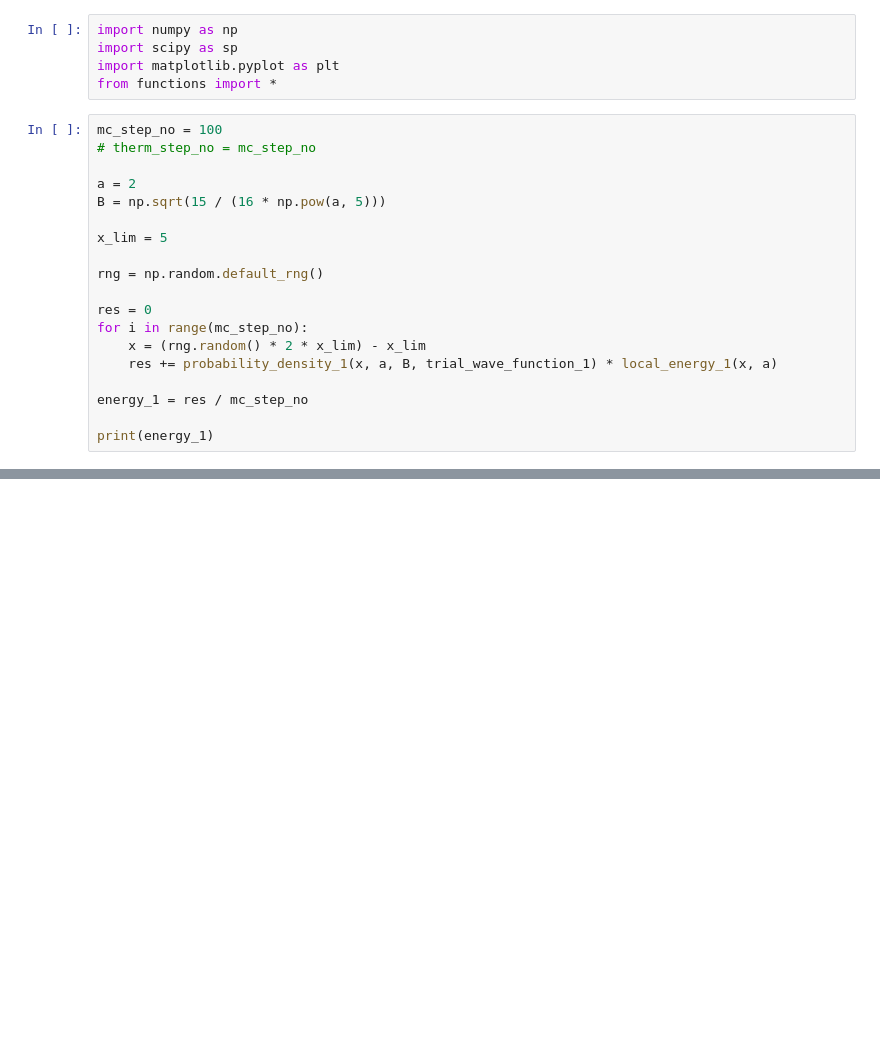
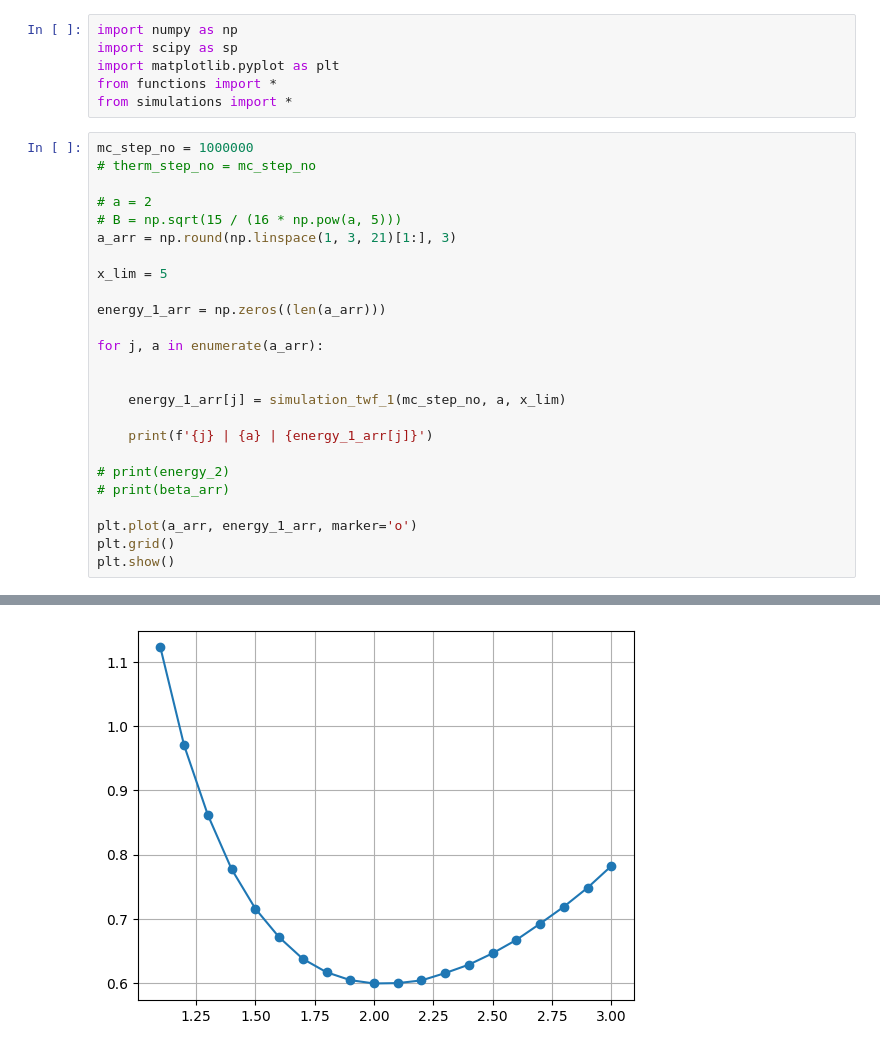
Before and after one commit to dhimankchakraborty/Variational-Monte-Carlo-for-Harmonic-Oscillator, a Jupyter notebook: test_v04.ipynb, the cells around one changed output, grey strips where cells are left out. Cells and saved outputs as stored; diff of their text form; blank space fills up the shorter version.

```diff
--- a/test_v04.ipynb
+++ b/test_v04.ipynb
@@ -3,22 +3,30 @@ import numpy as np
 import scipy as sp
 import matplotlib.pyplot as plt
 from functions import *
+from simulations import *
 # %%
-mc_step_no = 100
+mc_step_no = 1000000
 # therm_step_no = mc_step_no
 
-a = 2
-B = np.sqrt(15 / (16 * np.pow(a, 5)))
+# a = 2
+# B = np.sqrt(15 / (16 * np.pow(a, 5)))
+a_arr = np.round(np.linspace(1, 3, 21)[1:], 3)
 
 x_lim = 5
 
-rng = np.random.default_rng()
+energy_1_arr = np.zeros((len(a_arr)))
 
-res = 0
-for i in range(mc_step_no):
-    x = (rng.random() * 2 * x_lim) - x_lim
-    res += probability_density_1(x, a, B, trial_wave_function_1) * local_energy_1(x, a)
+for j, a in enumerate(a_arr):
 
-energy_1 = res / mc_step_no
 
-print(energy_1)
+    energy_1_arr[j] = simulation_twf_1(mc_step_no, a, x_lim)
+
+    print(f'{j} | {a} | {energy_1_arr[j]}')
+
+# print(energy_2)
+# print(beta_arr)
+
+plt.plot(a_arr, energy_1_arr, marker='o')
+plt.grid()
+plt.show()
+# %% [output]
@@ -25,3 +53,4 @@ print(energy_1)
+[figure, added]
 # %%
 mc_step_no = 1000000
 # therm_step_no = mc_step_no
```
Also changed, not shown: parts of 2 cells of this notebook, 5 other files.
